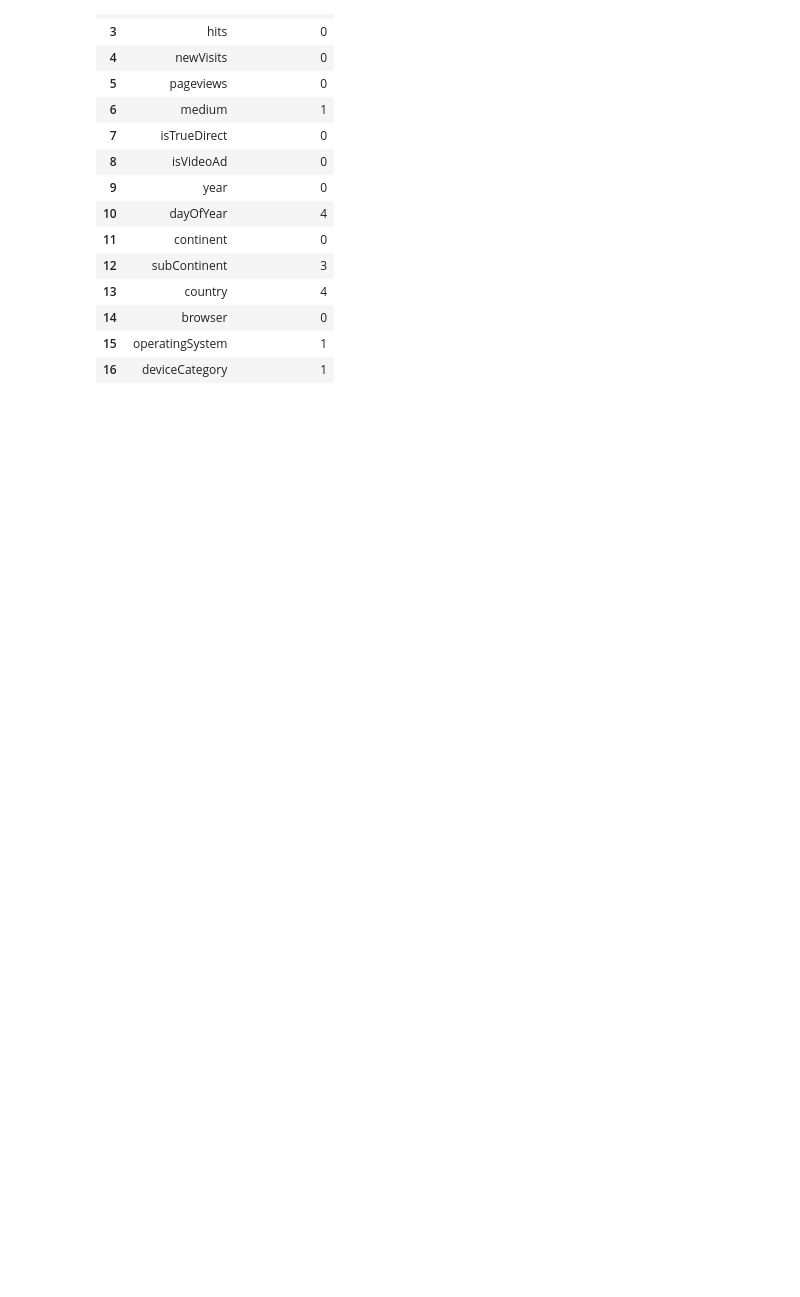
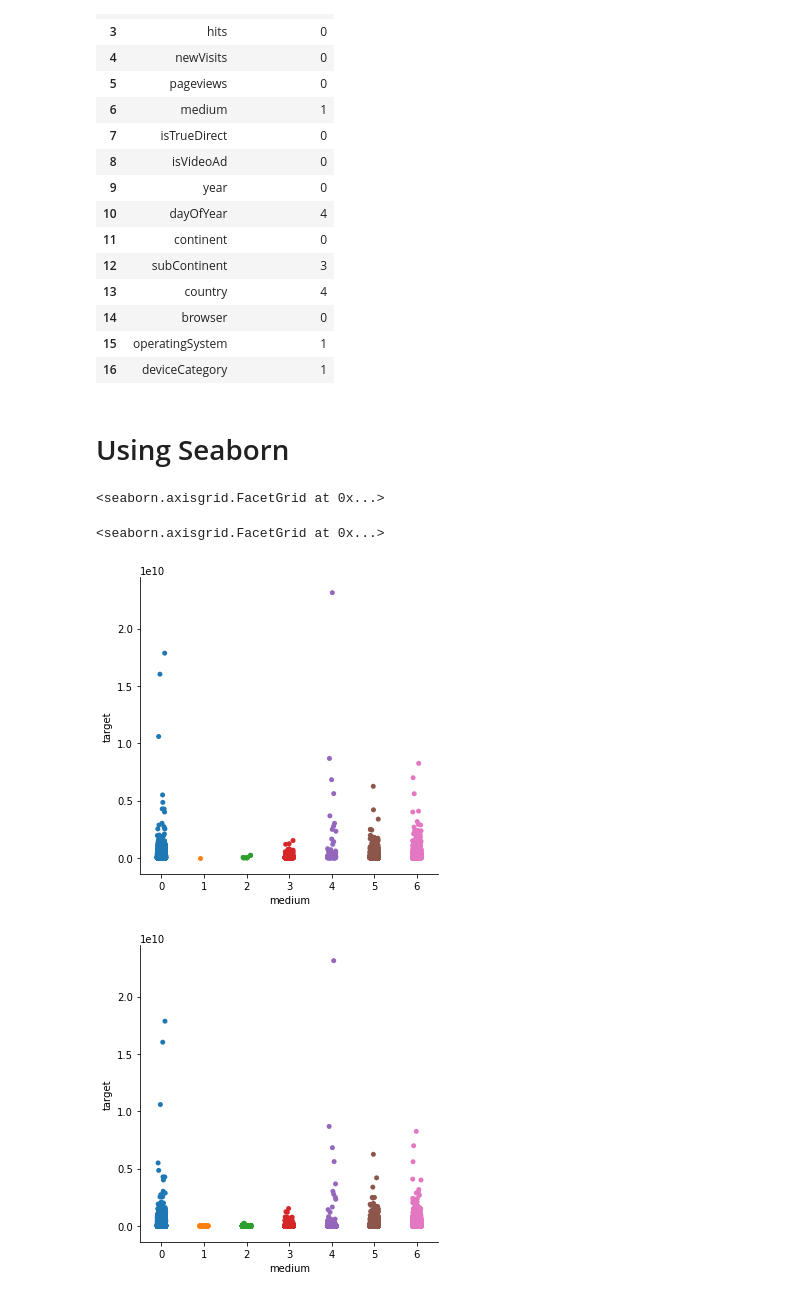
Before and after one commit to bekaaa/google-analytis-customer-revenue, a Jupyter notebook: feature_understanding.ipynb, the cells around one changed output. Cells and saved outputs as stored; diff of their text form; code cells hidden in the pictures; blank space fills up the shorter version.

```diff
--- a/feature_understanding.ipynb
+++ b/feature_understanding.ipynb
@@ -88,3 +88,16 @@ stats
 | 14 | browser | 0 |
 | 15 | operatingSystem | 1 |
 | 16 | deviceCategory | 1 |
+# %% [markdown]
+# Using Seaborn
+# %%
+import seaborn as sns
+sns.set(style="ticks", color_codes=True)
+# %%
+sns.catplot(x='medium', y='target', data=train.query('target != 0'))
+sns.catplot(x='medium', y='target', data=train)
+# %% [output]
+<seaborn.axisgrid.FacetGrid at 0x...>
+<seaborn.axisgrid.FacetGrid at 0x...>
+[figure, added]
+[figure, added]
```
Also changed, not shown: parts of 2 cells of this notebook, 1 other file.
